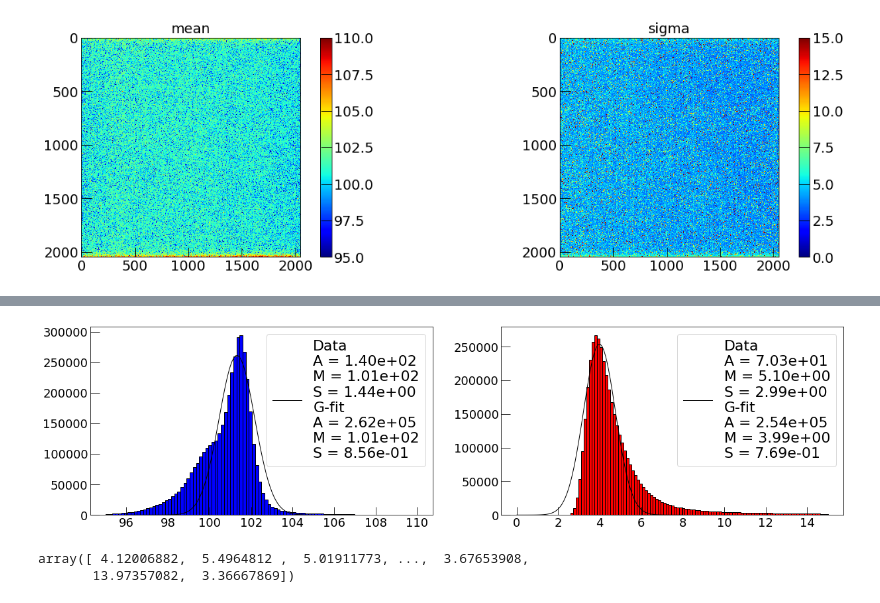
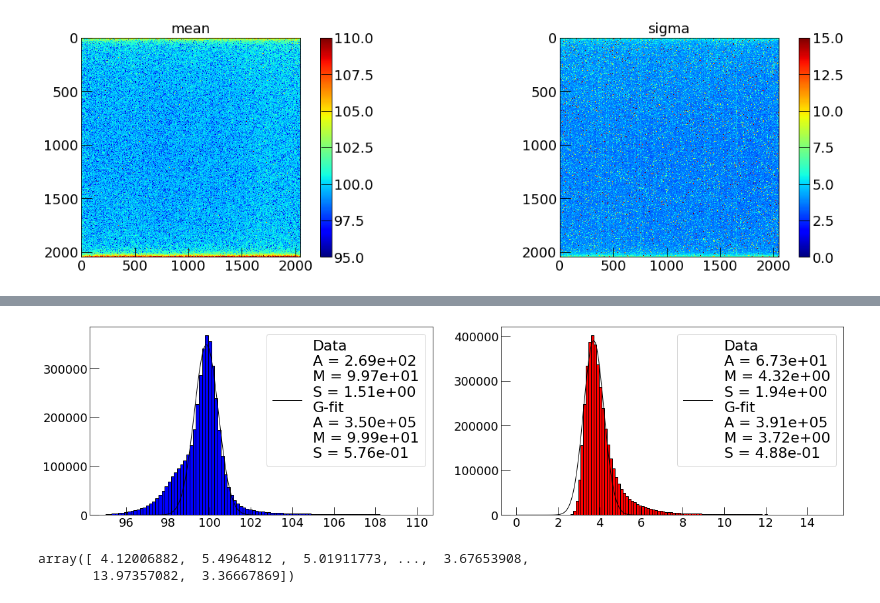
Before and after one commit to gmazzitelli/cygno, a Jupyter notebook: Analysis-pedestals.ipynb, the cells around one changed output, grey strips where cells are left out. Cells and saved outputs as stored; diff of their text form; code cells hidden in the pictures.

```diff
--- a/Analysis-pedestals.ipynb
+++ b/Analysis-pedestals.ipynb
@@ -31,7 +31,7 @@ x_resolution = y_resolution = 2048
 #x_resolution = y_resolution = 2304
 # %%
 cy.set_atlas_style('long')
-run = 2356
+run = 3520
 try:
     fileoutm = ("./data/run%d_mean.h5" % (run))
     imagem = cy.read_image_h5(fileoutm)
@@ -114,4 +114,4 @@ ax[0].legend()
 ax[1].legend()
 plt.show()
 # %% [output]
-[figure, old version]
+[figure, new version]
@@ -120,4 +120,4 @@ plt.show()
-[figure, old version]
+[figure, new version]
 # %%
 y = images.ravel()
 y = y[~np.isnan(y)]
```
Also changed, not shown: parts of 1 cell of this notebook, 6 other files.
